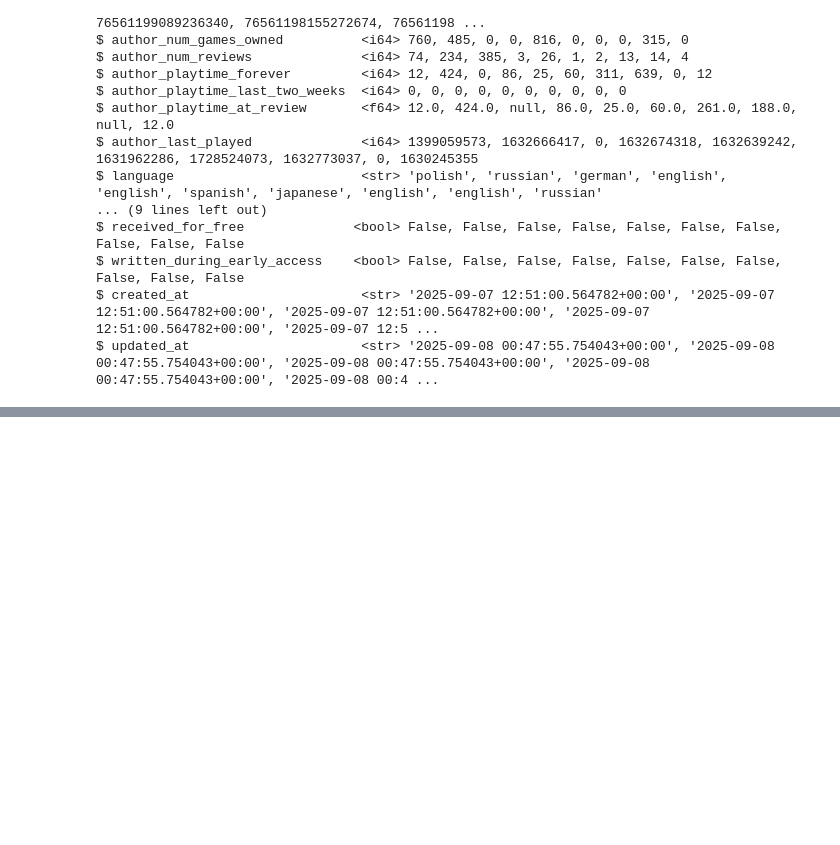
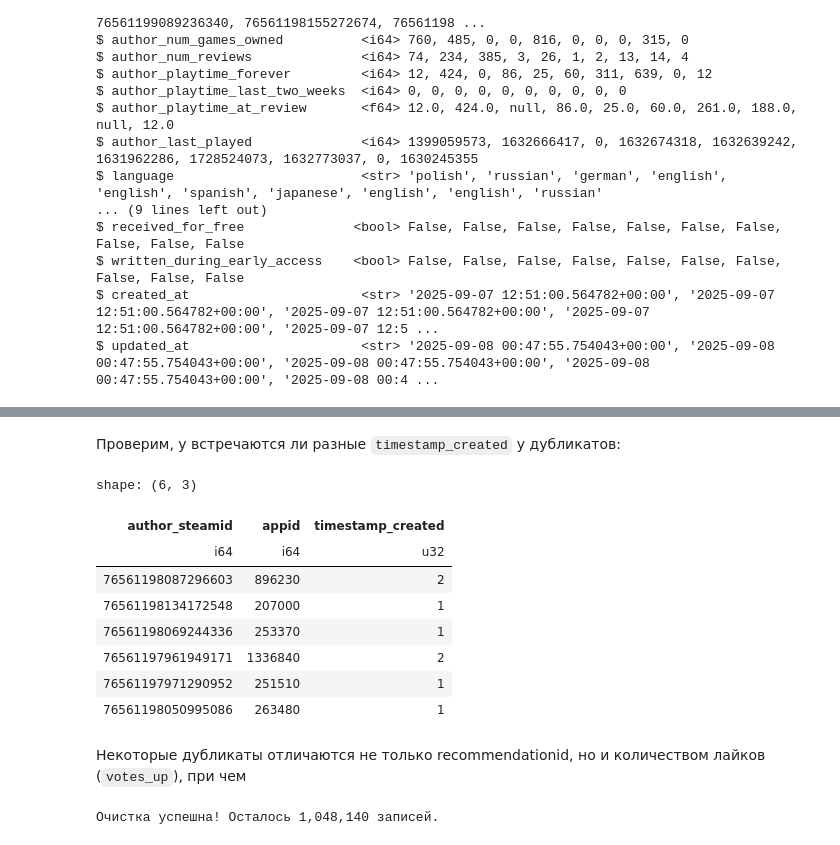
Before and after one commit to Alexander8841/steam-game-recsys, a Jupyter notebook: notebooks/02_reviews_eda_and_preprocessing.ipynb, the cells around one changed output, grey strips where cells are left out. Cells and saved outputs as stored; diff of their text form; code cells hidden in the pictures; blank space fills up the shorter version.

```diff
--- a/notebooks/02_reviews_eda_and_preprocessing.ipynb
+++ b/notebooks/02_reviews_eda_and_preprocessing.ipynb
@@ -52,0 +122,27 @@ $ updated_at                      <str> '2025-09-08 00:47:55.754043+00:00', '202
+# %% [markdown]
+Проверим, у встречаются ли разные `timestamp_created` у дубликатов:
+# %%
+duplicates.group_by(['author_steamid', 'appid']).agg(pl.col('timestamp_created').n_unique())
+# %% [output]
+shape: (6, 3)
+| author_steamid | appid | timestamp_created |
+| i64 | i64 | u32 |
+| 76561198087296603 | 896230 | 2 |
+| 76561198134172548 | 207000 | 1 |
+| 76561198069244336 | 253370 | 1 |
+| 76561197961949171 | 1336840 | 2 |
+| 76561197971290952 | 251510 | 1 |
+| 76561198050995086 | 263480 | 1 |
+# %% [markdown]
+Некоторые дубликаты отличаются не только recommendationid, но и количеством лайков (`votes_up`), при чем
+# %%
+reviews_clean = (
+    reviews_df
+    .sort(['author_steamid', 'appid', 'timestamp_created', 'votes_up'], descending=[False, False, True, True])
+    .unique(subset=['author_steamid', 'appid'], keep='first')
+)
+
+assert len(reviews_clean) == len(reviews_clean.unique(subset=['author_steamid', 'appid']))
+print(f"Очистка успешна! Осталось {len(reviews_clean):,} записей.")
+# %% [output]
+Очистка успешна! Осталось 1,048,140 записей.
```
Also changed, not shown: parts of 9 cells of this notebook, 3 other files.
